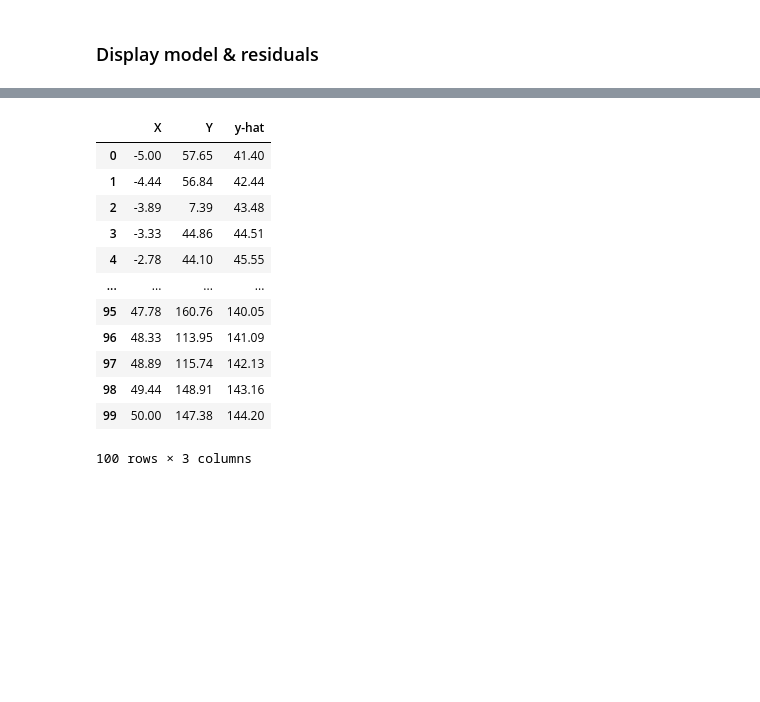
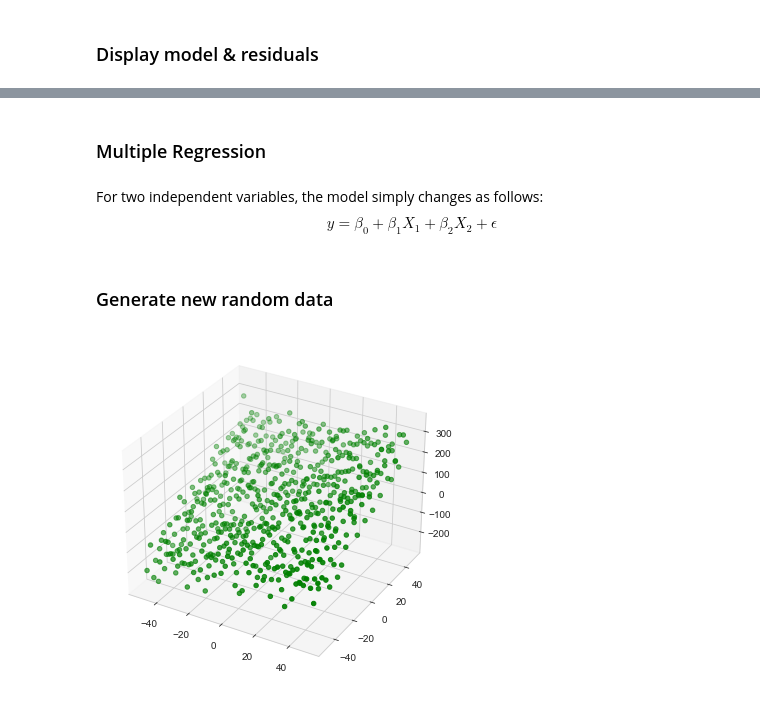
Before and after one commit to cmj123/machine_learning_for_algorithmic_trading, a Jupyter notebook: 07_linear_models/01_linear_regression_intro.ipynb, the cells around one changed output, grey strips where cells are left out. Cells and saved outputs as stored; diff of their text form; code cells hidden in the pictures; blank space fills up the shorter version.

```diff
--- a/07_linear_models/01_linear_regression_intro.ipynb
+++ b/07_linear_models/01_linear_regression_intro.ipynb
@@ -101,16 +101,20 @@ plt.tight_layout()
-# %%
-data
-# %% [output]
-|  | X | Y | y-hat |
-| 0 | -5.00 | 57.65 | 41.40 |
-| 1 | -4.44 | 56.84 | 42.44 |
-| 2 | -3.89 | 7.39 | 43.48 |
-| 3 | -3.33 | 44.86 | 44.51 |
-| 4 | -2.78 | 44.10 | 45.55 |
-| ... | ... | ... | ... |
-| 95 | 47.78 | 160.76 | 140.05 |
-| 96 | 48.33 | 113.95 | 141.09 |
-| 97 | 48.89 | 115.74 | 142.13 |
-| 98 | 49.44 | 148.91 | 143.16 |
-| 99 | 50.00 | 147.38 | 144.20 |
-100 rows × 3 columns
+# %% [markdown]
+### Multiple Regression
+# %% [markdown]
+For two independent variables, the model simply changes as follows:
+$$y = \beta_0 + \beta_1 X_1 + \beta_2 X_2 + \epsilon $$
+# %% [markdown]
+### Generate new random data
+# %%
+## Create data
+size = 25
+X_1, X_2 = np.meshgrid(np.linspace(-50, 50, size), np.linspace(-50,50, size), indexing='ij')
+data = pd.DataFrame({'X_1':X_1.ravel(), 'X_2':X_2.ravel()})
+data['Y'] = 50 + data.X_1 + 3 * data.X_2 + np.random.normal(0, 50, size=size**2)
+
+## Plot
+three_dee = plt.figure(figsize=(15,5)).gca(projection='3d')
+three_dee.scatter(data.X_1, data.X_2, data.Y, c='g')
+plt.tight_layout();
+# %% [output]
+[figure, added]
```
Also changed, not shown: parts of 8 cells of this notebook.
